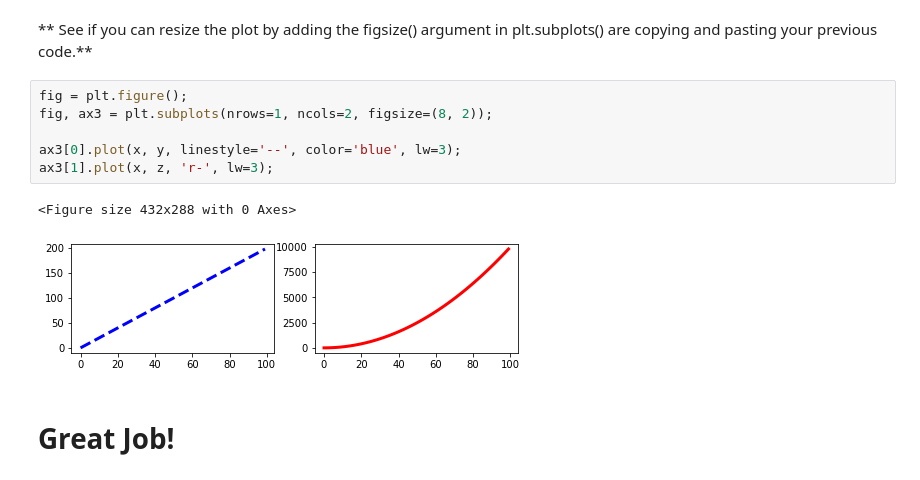
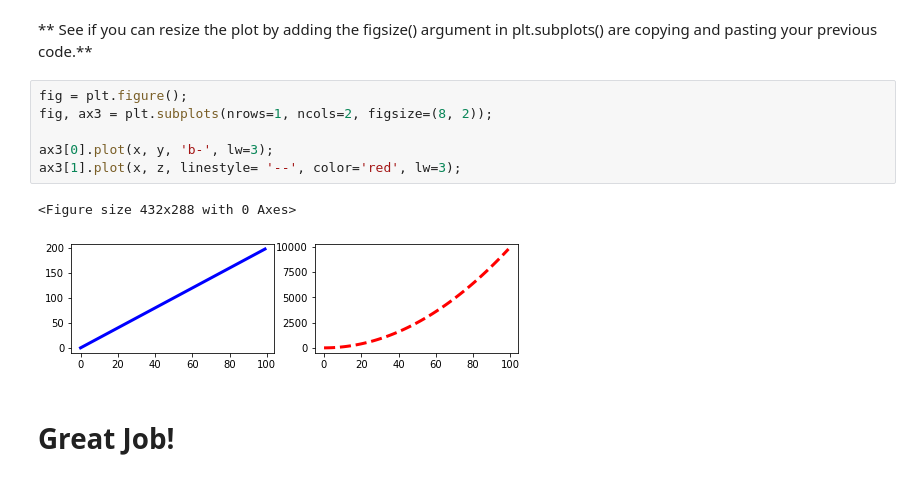
Before and after one commit to shahbazmansahia/DataAnalysisWithPython, a Jupyter notebook: Refactored_Py_DS_ML_Bootcamp-master/05-Data-Visualization-with-Matplotlib/02-Matplotlib Exercises.ipynb, the cells around one changed output. Drawn from its saved outputs; the diff is of its cells as text.

```diff
--- a/Refactored_Py_DS_ML_Bootcamp-master/05-Data-Visualization-with-Matplotlib/02-Matplotlib Exercises.ipynb
+++ b/Refactored_Py_DS_ML_Bootcamp-master/05-Data-Visualization-with-Matplotlib/02-Matplotlib Exercises.ipynb
@@ -168,11 +168,11 @@ ax3[1].plot(x, z, 'r-', lw=3);
 # %%
 fig = plt.figure();
 fig, ax3 = plt.subplots(nrows=1, ncols=2, figsize=(8, 2));
 
-ax3[0].plot(x, y, linestyle='--', color='blue', lw=3);
-ax3[1].plot(x, z, 'r-', lw=3);
+ax3[0].plot(x, y, 'b-', lw=3);
+ax3[1].plot(x, z, linestyle= '--', color='red', lw=3);
 # %% [output]
 <Figure size 432x288 with 0 Axes>
-[figure, old version]
+[figure, new version]
 # %% [markdown]
 # Great Job!
```
Also changed, not shown: 1 other file.
